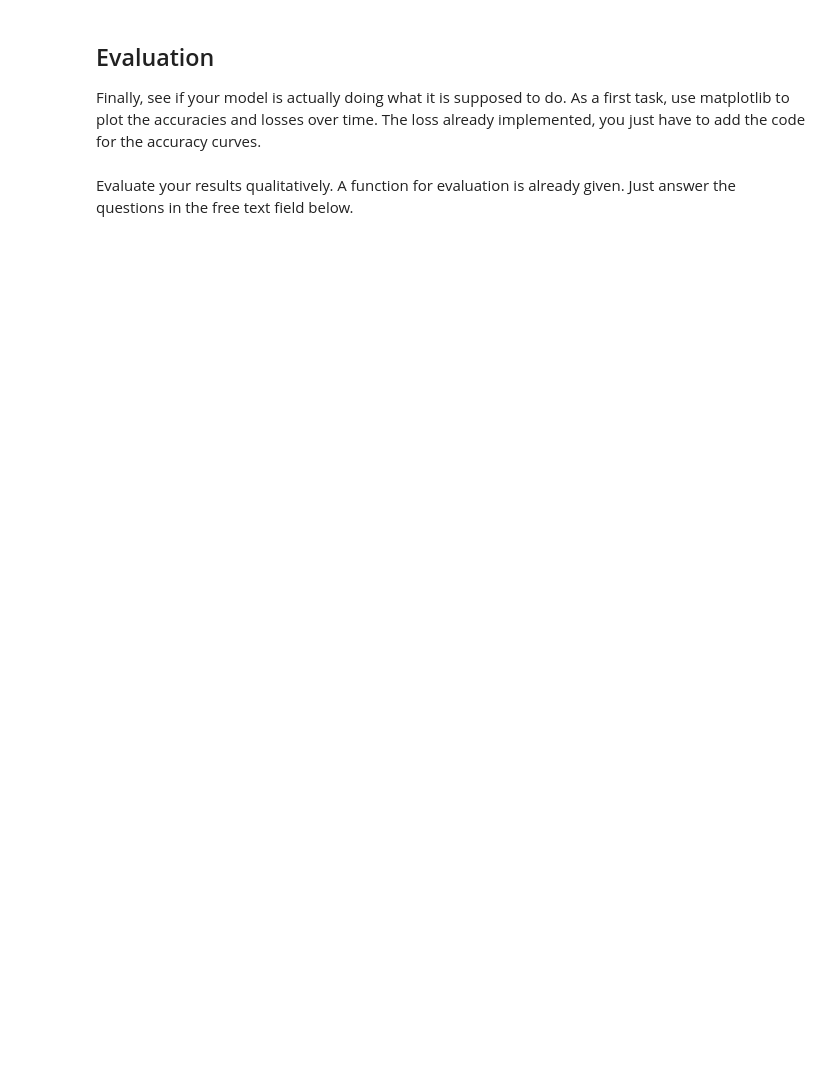
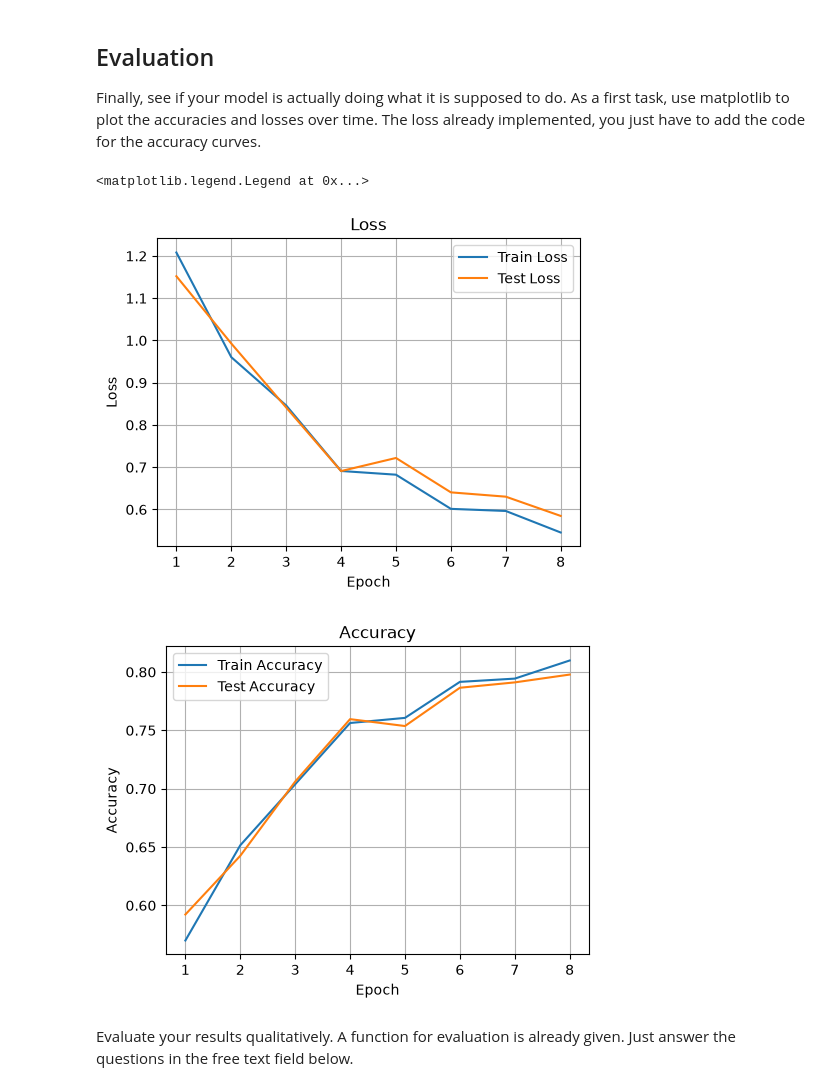
Before and after one commit to Niklas003/visualComputing, a Jupyter notebook: exercise-1/dl4cv_ex_01.ipynb, the cells around one changed output. Saved outputs shown, nothing was run; the diff lists cells and outputs as text; code cells hidden in the pictures; blank space fills up the shorter version.

```diff
--- a/exercise-1/dl4cv_ex_01.ipynb
+++ b/exercise-1/dl4cv_ex_01.ipynb
@@ -310,7 +311,7 @@ test_loader = DataLoader(
     test_set, batch_size=BATCH_SIZE, shuffle=False, num_workers=2
 )
 # %%
-model = CNN().to('cuda:0')
+model = CNN().to(device)
 
 def get_prediction(confidences:torch.Tensor):
   preds = confidences
@@ -392,25 +403,29 @@ Finally, see if your model is actually doing what it is supposed to do. As a fir
 # %%
 epochs = np.arange(1, EPOCHS + 1)
 plt.figure(figsize=(12, 4))
 plt.subplot(1, 2, 1)
 plt.plot(epochs, train_losses, label="Train Loss")
 plt.plot(epochs, test_losses, label="Test Loss")
 plt.xlabel("Epoch")
 plt.ylabel("Loss")
 plt.title("Loss")
 plt.grid(True)
 plt.legend()
 
 epochs = np.arange(1, EPOCHS + 1)
 plt.figure(figsize=(12, 4))
 plt.subplot(1, 2, 1)
-plt.plot(epochs, train_accuracies, label="Train Accuracy")
-plt.plot(epochs, test_accuracies, label="Test Accuracy")
+plt.plot(epochs, train_accs, label="Train Accuracy")
+plt.plot(epochs, test_accs, label="Test Accuracy")
 plt.xlabel("Epoch")
 plt.ylabel("Accuracy")
 plt.title("Accuracy")
 plt.grid(True)
 plt.legend()
+# %% [output]
+<matplotlib.legend.Legend at 0x...>
+[figure, added]
+[figure, added]
 # %% [markdown]
 Evaluate your results qualitatively. A function for evaluation is already given. Just answer the questions in the free text field below.
 # %%
```
Also changed, not shown: parts of 10 cells of this notebook.
